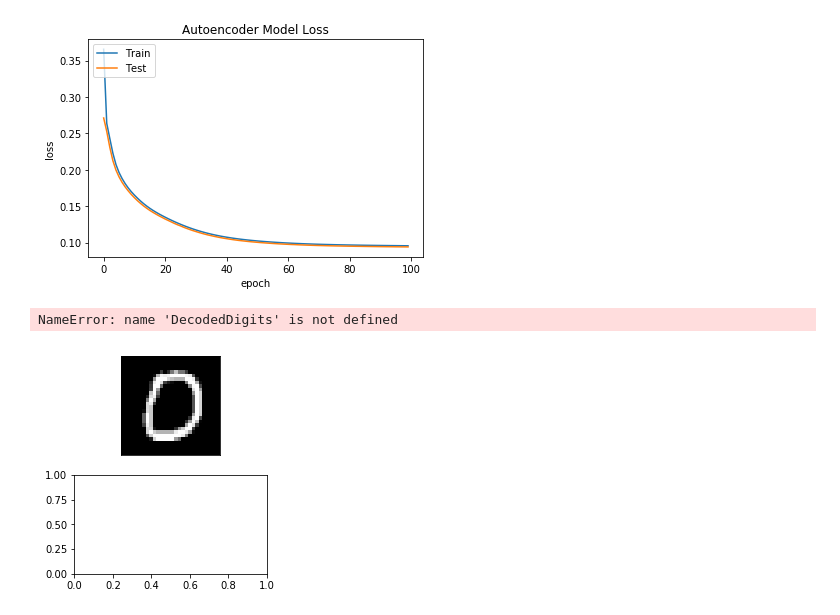
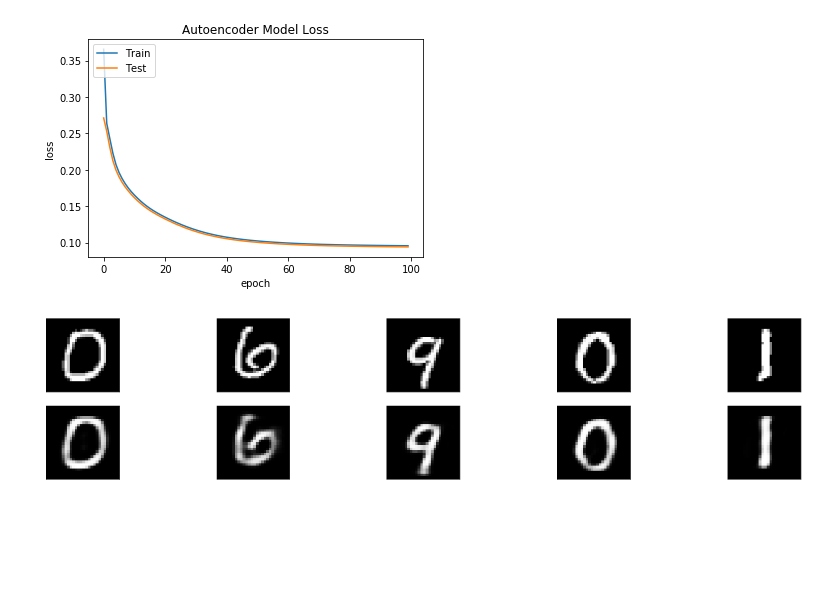
Before and after one commit to dusanstanojeviccs/handwritten-digit-reconstruction, a Jupyter notebook: Handwritten Digit Reconstruction.ipynb, the cells around one changed output. Drawn from its saved outputs; the diff is of its cells as text; code cells hidden in the pictures; blank space fills up the shorter version.

```diff
--- a/Handwritten Digit Reconstruction.ipynb
+++ b/Handwritten Digit Reconstruction.ipynb
@@ -99,21 +99,20 @@ plt.show()
 # %% [output]
 [figure]
 # %%
-decodedDigits = model.predict()
+decodedDigits = AutoencoderModel.predict(x_test)
 n = 5
 plt.figure(figsize = (20, 4))
 for i in range(n):
     ax = plt.subplot(2, n, i + 1)
     plt.imshow(x_test[i + 10].reshape(28, 28))
     plt.gray()
     ax.get_xaxis().set_visible(False)
     ax.get_yaxis().set_visible(False)
     ax = plt.subplot(2, n, i + 1 + n)
-    plt.imshow(DecodedDigits[i + 10].reshape(28, 28))
+    plt.imshow(decodedDigits[i + 10].reshape(28, 28))
     plt.gray()
     ax.get_xaxis().set_visible(False)
     ax.get_yaxis().set_visible(False)
 plt.show()
 # %% [output]
-NameError: name 'DecodedDigits' is not defined
-[figure, old version]
+[figure, new version]
```
